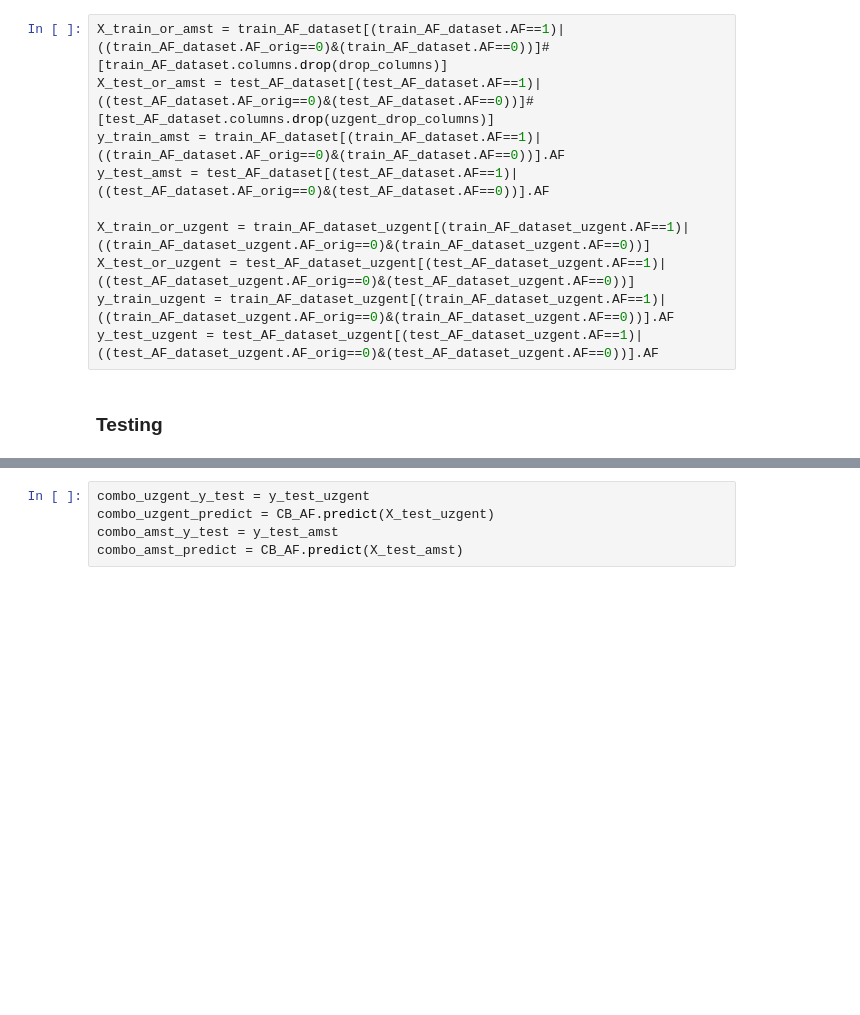
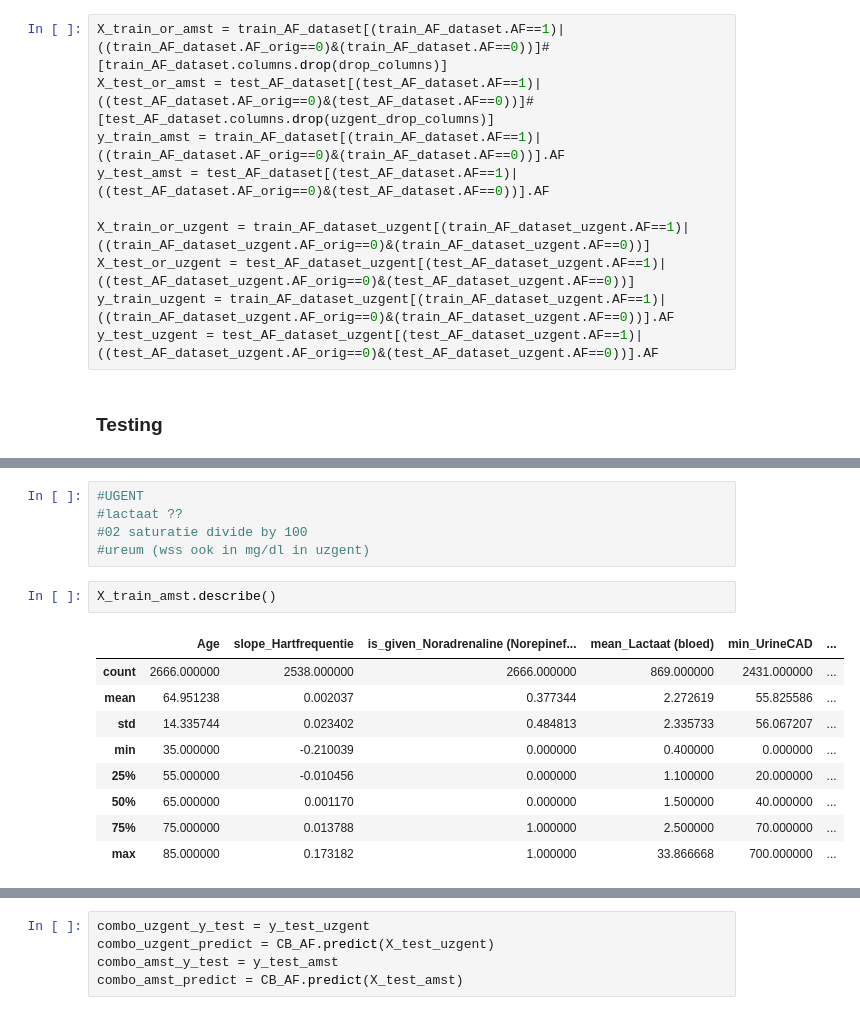
Before and after one commit to predict-idlab/atrial_fibrillation_prediction, a Jupyter notebook: notebooks/uzgent_validation.ipynb, the cells around one changed output, grey strips where cells are left out. Cells and saved outputs as stored; diff of their text form; blank space fills up the shorter version.

```diff
--- a/notebooks/uzgent_validation.ipynb
+++ b/notebooks/uzgent_validation.ipynb
@@ -675,3 +731,20 @@ X_train = X_train_amst.append(X_train_uzgent).reset_index(drop=True).sample(len(
 y_train = np.append(y_train_amst,y_train_uzgent)[X_train.index.values]
 #y_train = y_train_amst
 #y_train = y_train_uzgent
+# %%
+#UGENT
+#lactaat ??
+#02 saturatie divide by 100
+#ureum (wss ook in mg/dl in uzgent)
+# %%
+X_train_amst.describe()
+# %% [output]
+|  | Age | slope_Hartfrequentie | is_given_Noradrenaline (Norepinef... | mean_Lactaat (bloed) | min_UrineCAD | ... |
+| count | 2666.000000 | 2538.000000 | 2666.000000 | 869.000000 | 2431.000000 | ... |
+| mean | 64.951238 | 0.002037 | 0.377344 | 2.272619 | 55.825586 | ... |
+| std | 14.335744 | 0.023402 | 0.484813 | 2.335733 | 56.067207 | ... |
+| min | 35.000000 | -0.210039 | 0.000000 | 0.400000 | 0.000000 | ... |
+| 25% | 55.000000 | -0.010456 | 0.000000 | 1.100000 | 20.000000 | ... |
+| 50% | 65.000000 | 0.001170 | 0.000000 | 1.500000 | 40.000000 | ... |
+| 75% | 75.000000 | 0.013788 | 1.000000 | 2.500000 | 70.000000 | ... |
+| max | 85.000000 | 0.173182 | 1.000000 | 33.866668 | 700.000000 | ... |
```
Also changed, not shown: parts of 27 cells of this notebook, 13 other files.
